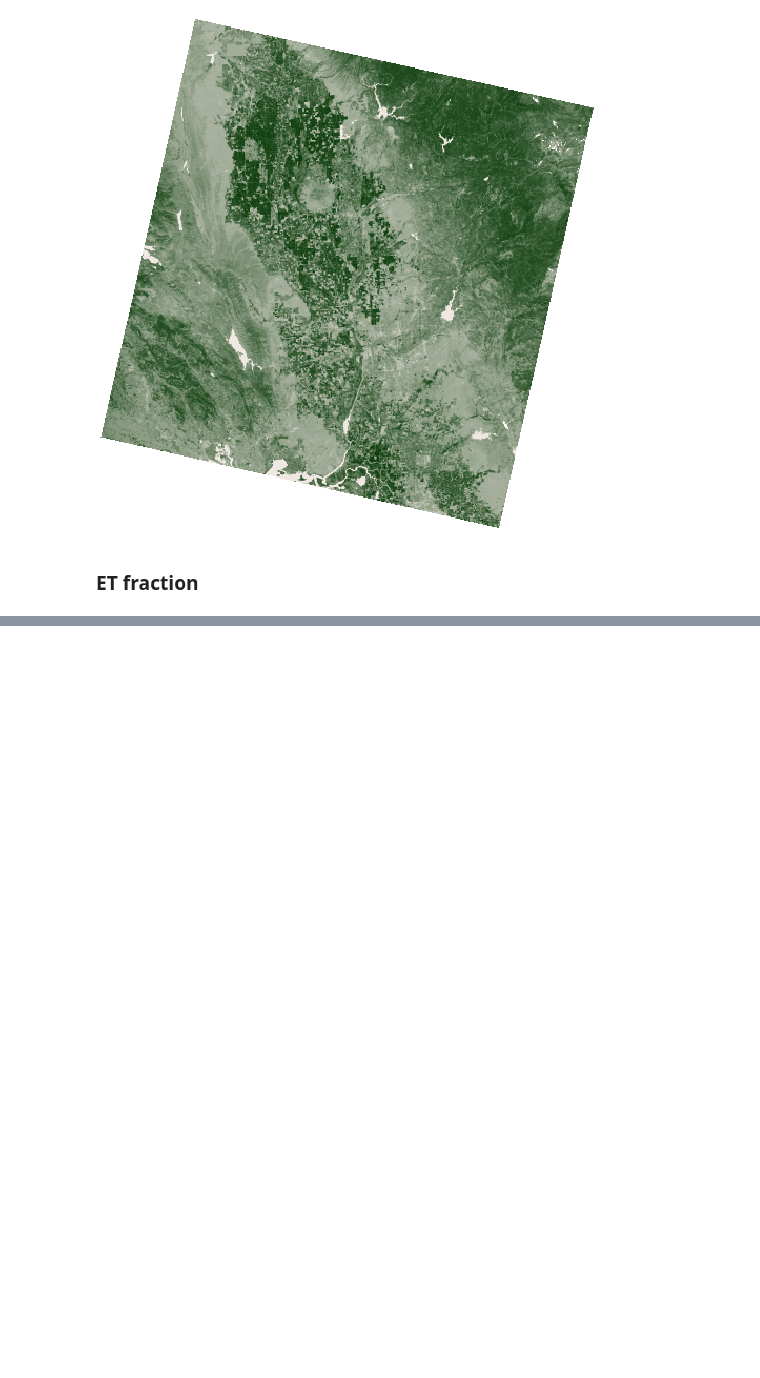
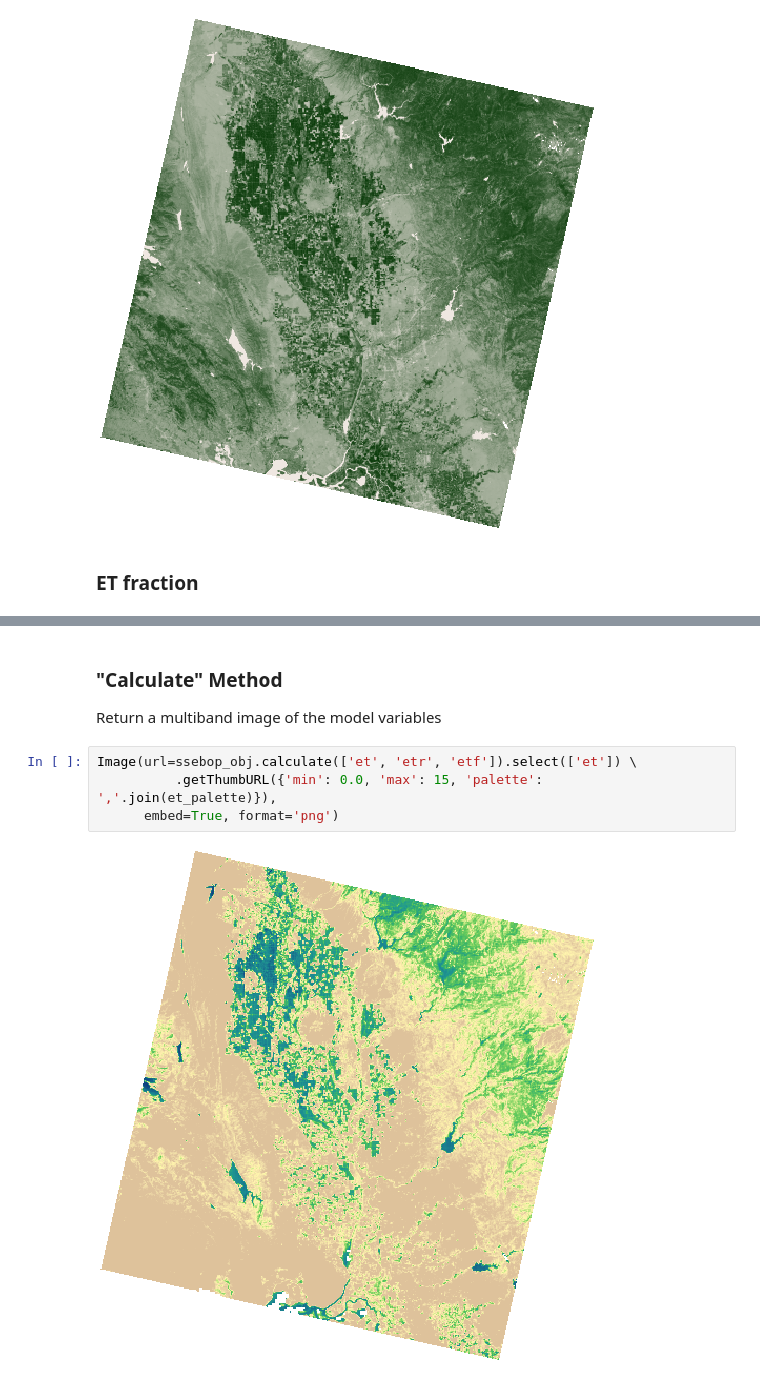
Before and after one commit to Open-ET/openet-ssebop, a Jupyter notebook: examples/single_image.ipynb, the cells around one changed output, grey strips where cells are left out. Saved outputs shown, nothing was run; the diff lists cells and outputs as text; blank space fills up the shorter version.

```diff
--- a/examples/single_image.ipynb
+++ b/examples/single_image.ipynb
@@ -86,0 +74,10 @@ pprint.pprint(ssebop_obj.etf.getInfo()['properties'])
+# %% [markdown]
+### "Calculate" Method
+
+Return a multiband image of the model variables
+# %%
+Image(url=ssebop_obj.calculate(['et', 'etr', 'etf']).select(['et']) \
+          .getThumbURL({'min': 0.0, 'max': 15, 'palette': ','.join(et_palette)}),
+      embed=True, format='png')
+# %% [output]
+[figure, added]
```
Also changed, not shown: parts of 16 cells of this notebook, 13 other files.
